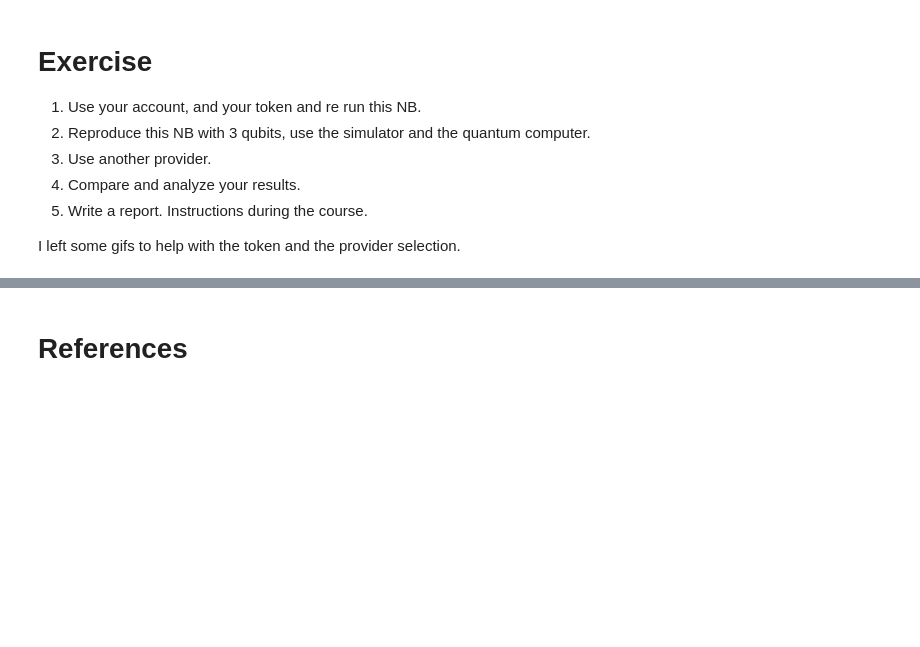
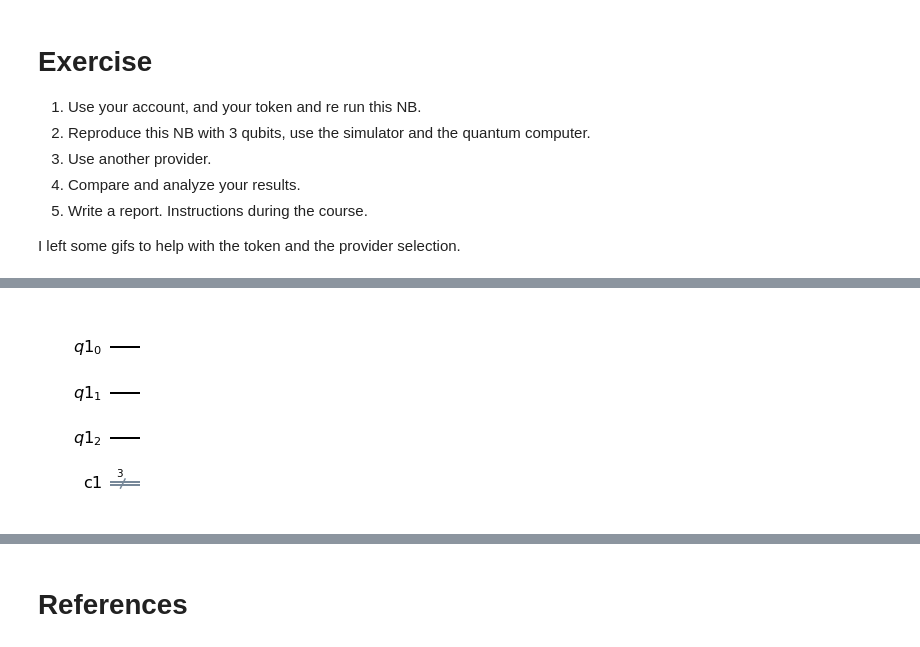
Before and after one commit to jaorduz/IntroQuantumCompu, a Jupyter notebook: NB_1/QC0_4_Qiskit.ipynb, the cells around one changed output, grey strips where cells are left out. Saved outputs shown, nothing was run; the diff lists cells and outputs as text; code cells hidden in the pictures; blank space fills up the shorter version.

```diff
--- a/NB_1/QC0_4_Qiskit.ipynb
+++ b/NB_1/QC0_4_Qiskit.ipynb
@@ -199,0 +236,5 @@ print("python version: ", python_version())
+# %%
+qr = QuantumRegister(3)
+cr = ClassicalRegister(3)
+# %%
+circuit = QuantumCircuit(qr,cr)
@@ -199,0 +251,4 @@ print("python version: ", python_version())
+# %%
+circuit.draw(output='mpl')
+# %% [output]
+[figure, added]
```
Also changed, not shown: parts of 17 cells of this notebook, 5 other files.
